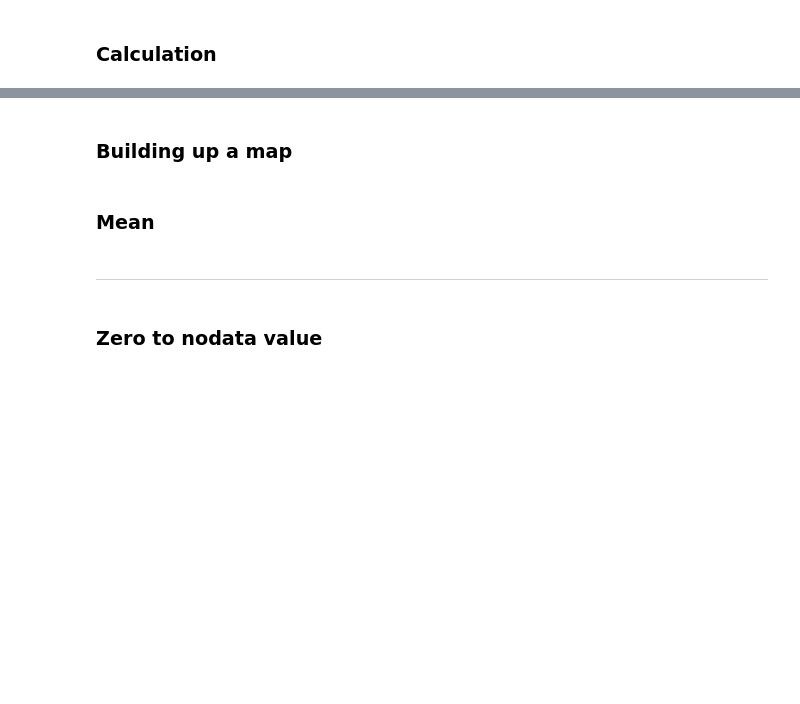
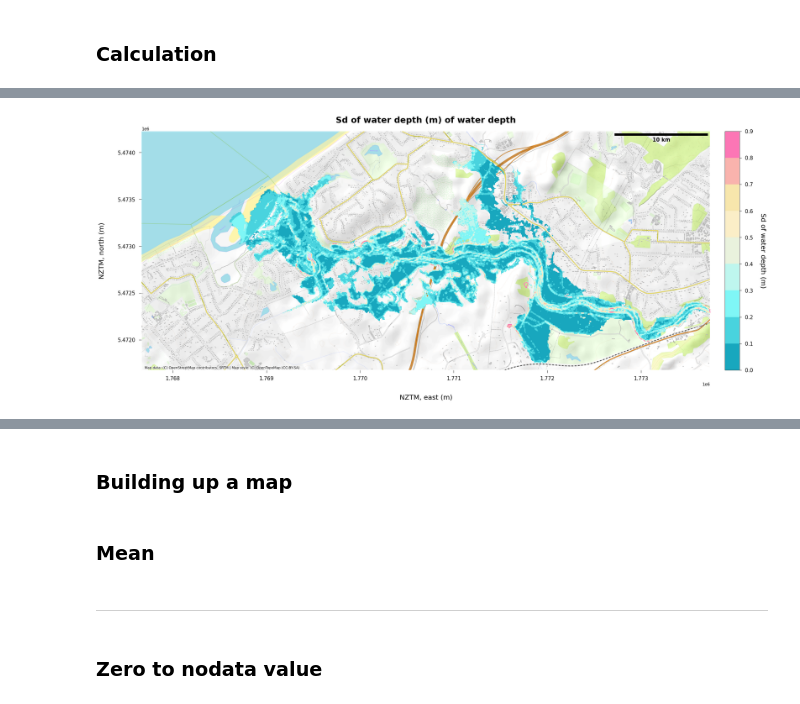
Before and after one commit to Martin20494/Grid_Orientation, a Jupyter notebook: LISFLOOD_FP/Analysis/Uncertainty_analysis_ROUNDED_LISFLOOD_FP.ipynb, the cells around one changed output, grey strips where cells are left out. Cells and saved outputs as stored; diff of their text form; code cells hidden in the pictures; blank space fills up the shorter version.

```diff
--- a/LISFLOOD_FP/Analysis/Uncertainty_analysis_ROUNDED_LISFLOOD_FP.ipynb
+++ b/LISFLOOD_FP/Analysis/Uncertainty_analysis_ROUNDED_LISFLOOD_FP.ipynb
@@ -1159,7 +1142,7 @@ def plotting_map(filtered_data_func, calculation_option, axis,
 
     # Call the map
     ctx.add_basemap(ax=axis, crs=2193,
-                    source=ctx.providers.OpenStreetMap.BlackAndWhite,
+                    source=ctx.providers.OpenTopoMap,
                     attribution_size=10, zoom=17)
 
     # Scale bar
@@ -1375,3 +1377,6 @@ full_data = pd.read_csv(r'T:\\7_results\un_combination\uncom_csv\version_1\\un_c
+# %%
+# Full data from csv
+full_data = pd.read_csv(fr"{csv_combination}\un_combined_file_1.csv")
 # %%
 mean_dataset = filter_dataset(full_data, 'mean', 0.1)
 sd_dataset = filter_dataset(full_data, 'sd', 0.1)
@@ -1386,3 +1397,5 @@ polygon_generation('c', cell_dataset, 'cell')
 # %%
-fig, ax = plt.subplots(figsize=(20, 15))
+%%time
+fig, ax = plt.subplots(figsize=(30, 30))
 plotting_map(sd_dataset, 'sd', ax, hex_list0, "vertical", None)
+# %% [output]
@@ -1389,3 +1403,4 @@ plotting_map(sd_dataset, 'sd', ax, hex_list0, "vertical", None)
+[figure, added]
 # %%
 fig, ax = plt.subplots(figsize=(20, 15))
 plotting_histogram(sd_dataset, 'sd', ax, hex_list0)
```
Also changed, not shown: parts of 40 cells of this notebook, 4 other files.
